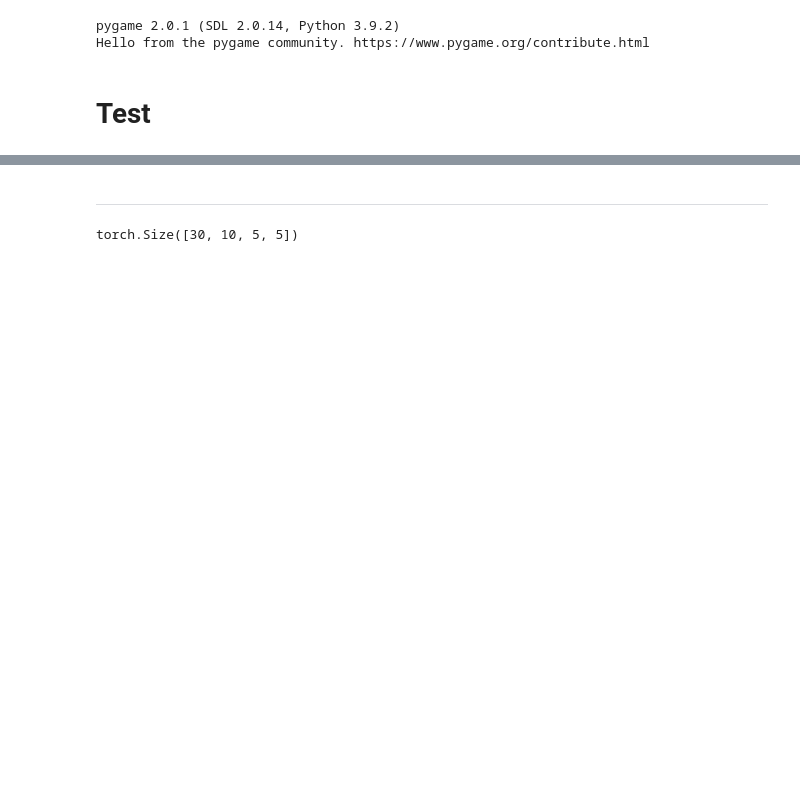
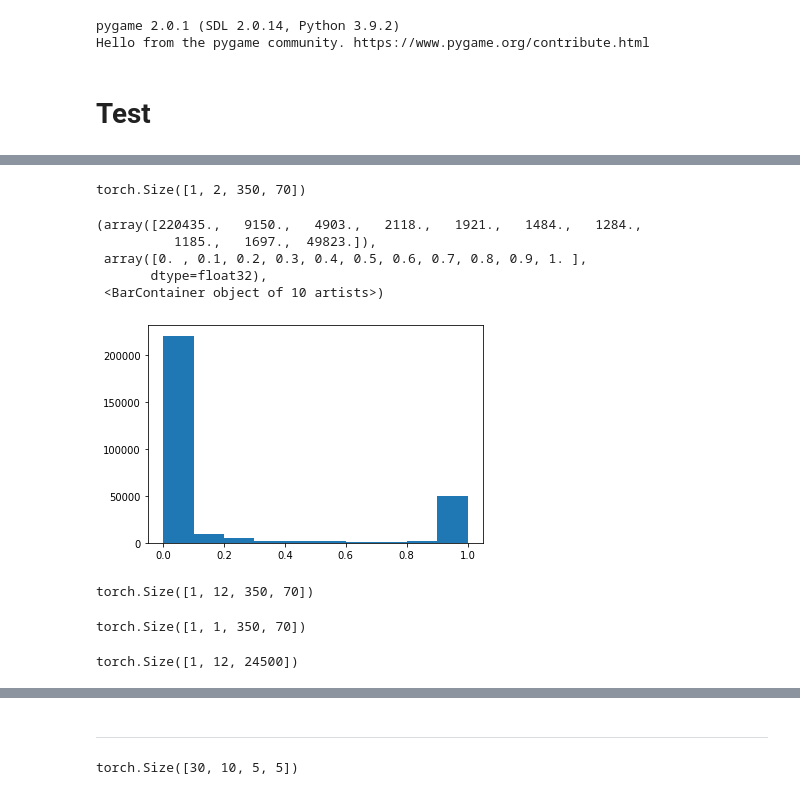
Before and after one commit to heysoos/neuralart, a Jupyter notebook: notebooks/NCA_pygame.ipynb, the cells around one changed output, grey strips where cells are left out. Saved outputs shown, nothing was run; the diff lists cells and outputs as text; code cells hidden in the pictures; blank space fills up the shorter version.

```diff
--- a/notebooks/NCA_pygame.ipynb
+++ b/notebooks/NCA_pygame.ipynb
@@ -238,0 +239,17 @@ pygame.quit()
+# %%
+state[:, [0, 3], :, :].shape
+# %% [output]
+torch.Size([1, 2, 350, 70])
+# %%
+plt.hist(state.cpu().detach().numpy().reshape(-1))
+# %% [output]
+(array([220435.,   9150.,   4903.,   2118.,   1921.,   1484.,   1284.,
+          1185.,   1697.,  49823.]),
+ array([0. , 0.1, 0.2, 0.3, 0.4, 0.5, 0.6, 0.7, 0.8, 0.9, 1. ],
+       dtype=float32),
+ <BarContainer object of 10 artists>)
+[figure, added]
+# %%
+state.shape
+# %% [output]
+torch.Size([1, 12, 350, 70])
@@ -238,0 +258,8 @@ pygame.quit()
+# %%
+state[:, [idx], :, :].shape
+# %% [output]
+torch.Size([1, 1, 350, 70])
+# %%
+state.reshape(1, -1, 350*70).shape
+# %% [output]
+torch.Size([1, 12, 24500])
```
Also changed, not shown: parts of 7 cells of this notebook, 2 other files.
